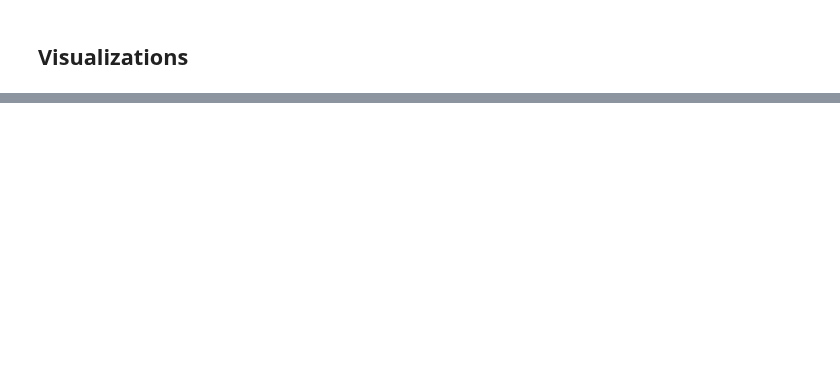
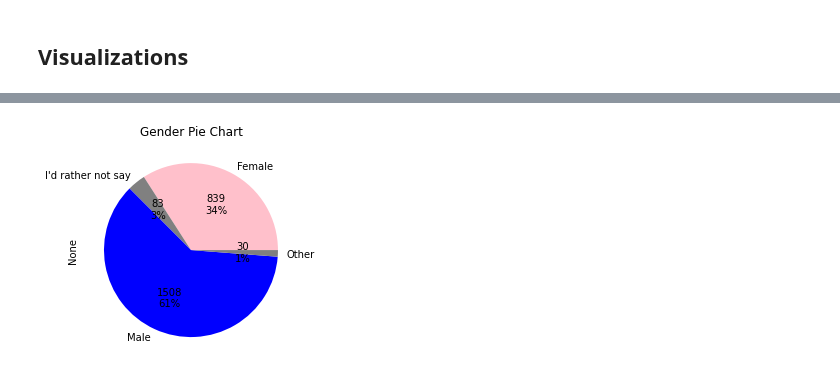
Before and after one commit to joshgreenert/Python-Projects, a Jupyter notebook: Data Preparation/Week9and10/Assignment_Week9_10_JGreenert.ipynb, the cells around one changed output, grey strips where cells are left out. Cells and saved outputs as stored; diff of their text form; code cells hidden in the pictures; blank space fills up the shorter version.

```diff
--- a/Data Preparation/Week9and10/Assignment_Week9_10_JGreenert.ipynb
+++ b/Data Preparation/Week9and10/Assignment_Week9_10_JGreenert.ipynb
@@ -354,0 +396,15 @@ df_candy = df_candy.drop(columns_to_drop, axis=1)
+# %%
+# Create a gender pie chart.
+# Define a function to return the value of each categorical value
+def label_function(val):
+    return f'{val / 100 * len(df_age_gender):.0f}\n{val:.0f}%'
+
+# Group by gender and set the plot to ax2
+df_age_gender.groupby('Q2: GENDER').size().plot(kind='pie', autopct=label_function, textprops={'fontsize': 10},
+                                 colors=['pink', 'grey', 'blue', 'grey'])
+
+# Set the plot data and show it.
+plt.title("Gender Pie Chart")
+plt.show()
+# %% [output]
+[figure, added]
```
Also changed, not shown: parts of 8 cells of this notebook, 1 other file.
